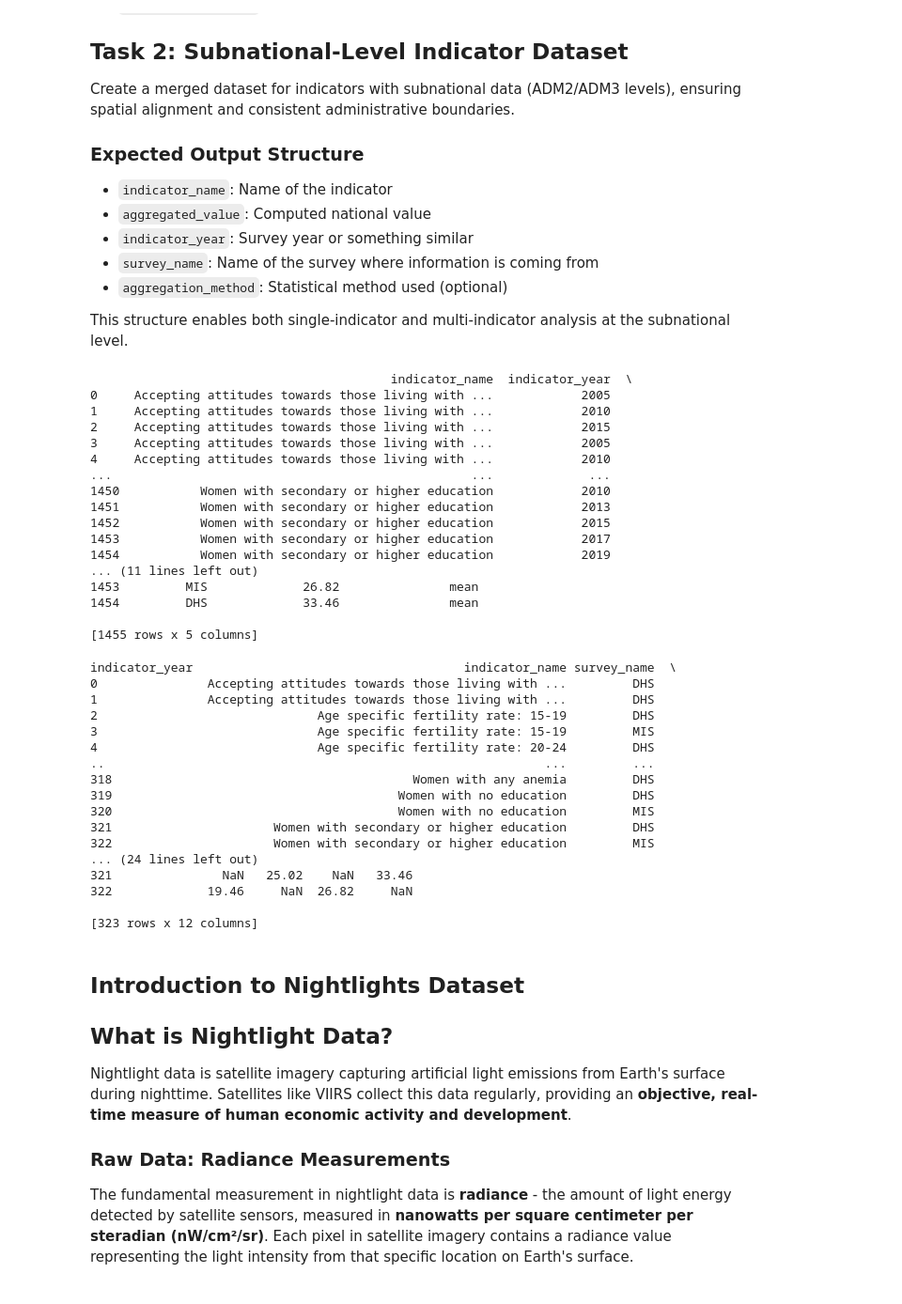
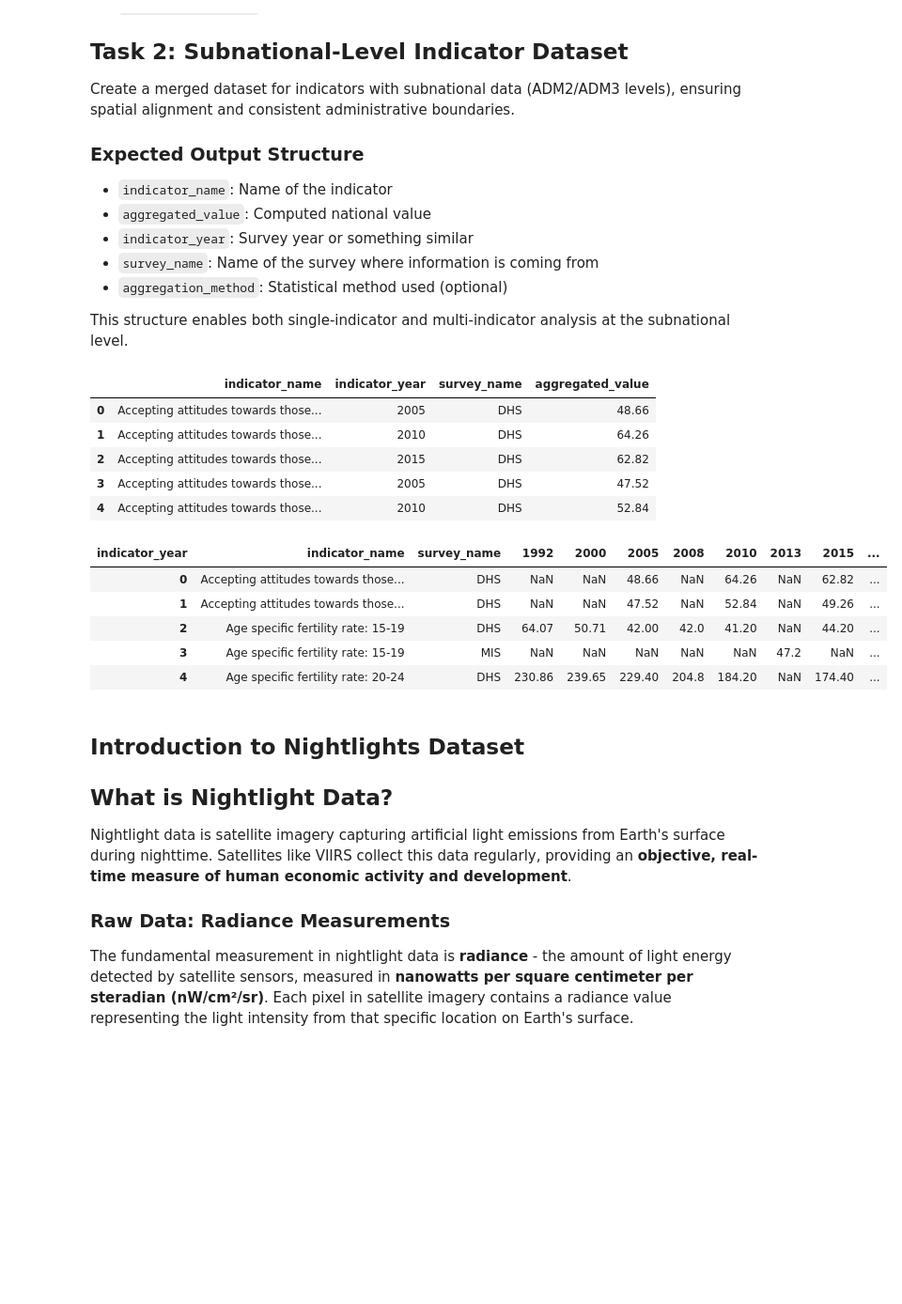
Before and after one commit to docileum/AIMS-DSCBI, a Jupyter notebook: notebooks/assignments/assignment-2.ipynb, the cells around one changed output. Shown at 94% size. Saved outputs shown, nothing was run; the diff lists cells and outputs as text; code cells hidden in the pictures; blank space fills up the shorter version.

```diff
--- a/notebooks/assignments/assignment-2.ipynb
+++ b/notebooks/assignments/assignment-2.ipynb
@@ -99,7 +103,7 @@ combined_rwanda_health_grouped_indicators = (
     .agg('mean')
     .reset_index()
 )
-combined_rwanda_health_grouped_indicators["aggregation_method"] = "mean"
+# combined_rwanda_health_grouped_indicators["aggregation_method"] = "mean"
 combined_rwanda_health_grouped_indicators = combined_rwanda_health_grouped_indicators.rename(
     columns={"Indicator": "indicator_name",
              "SurveyYear": "indicator_year",
@@ -108,52 +112,32 @@ combined_rwanda_health_grouped_indicators = combined_rwanda_health_grouped_indic
 combined_rwanda_health_grouped_indicators["aggregated_value"] = pd.to_numeric(
     combined_rwanda_health_grouped_indicators["aggregated_value"], errors="coerce").round(2)
 # %%
-print(combined_rwanda_health_grouped_indicators)
 combined_rwanda_health_grouped_indicators.to_csv(DIR_DATA / "combined_rwanda_health_grouped_indicators.csv", index=False)
+# print(combined_rwanda_health_grouped_indicators.head())
+combined_rwanda_health_grouped_indicators.head(5)
 # %% [output]
-                                         indicator_name  indicator_year  \
-0     Accepting attitudes towards those living with ...            2005
-1     Accepting attitudes towards those living with ...            2010
-2     Accepting attitudes towards those living with ...            2015
-3     Accepting attitudes towards those living with ...            2005
-4     Accepting attitudes towards those living with ...            2010
-...                                                 ...             ...
-1450           Women with secondary or higher education            2010
-1451           Women with secondary or higher education            2013
-1452           Women with secondary or higher education            2015
-1453           Women with secondary or higher education            2017
-1454           Women with secondary or higher education            2019
-... (11 lines left out)
-1453         MIS             26.82               mean
-1454         DHS             33.46               mean
-
-[1455 rows x 5 columns]
+|  | indicator_name | indicator_year | survey_name | aggregated_value |
+| 0 | Accepting attitudes towards those... | 2005 | DHS | 48.66 |
+| 1 | Accepting attitudes towards those... | 2010 | DHS | 64.26 |
+| 2 | Accepting attitudes towards those... | 2015 | DHS | 62.82 |
+| 3 | Accepting attitudes towards those... | 2005 | DHS | 47.52 |
+| 4 | Accepting attitudes towards those... | 2010 | DHS | 52.84 |
 # %%
 pivot_df = combined_rwanda_health_grouped_indicators.pivot(
-    index=["indicator_name", "survey_name", "aggregation_method"],
+    index=["indicator_name", "survey_name"],
     columns="indicator_year",
     values="aggregated_value"
 ).reset_index()
 
-print(pivot_df)
+# print(pivot_df)
+pivot_df.head(5)
 # %% [output]
-indicator_year                                     indicator_name survey_name  \
-0               Accepting attitudes towards those living with ...         DHS
-1               Accepting attitudes towards those living with ...         DHS
-2                              Age specific fertility rate: 15-19         DHS
-3                              Age specific fertility rate: 15-19         MIS
-4                              Age specific fertility rate: 20-24         DHS
-..                                                            ...         ...
-318                                         Women with any anemia         DHS
-319                                       Women with no education         DHS
-320                                       Women with no education         MIS
-321                      Women with secondary or higher education         DHS
-322                      Women with secondary or higher education         MIS
-... (24 lines left out)
-321               NaN   25.02    NaN   33.46
-322             19.46     NaN  26.82     NaN
-
-[323 rows x 12 columns]
+| indicator_year | indicator_name | survey_name | 1992 | 2000 | 2005 | 2008 | 2010 | 2013 | 2015 | ... |
+| 0 | Accepting attitudes towards those... | DHS | NaN | NaN | 48.66 | NaN | 64.26 | NaN | 62.82 | ... |
+| 1 | Accepting attitudes towards those... | DHS | NaN | NaN | 47.52 | NaN | 52.84 | NaN | 49.26 | ... |
+| 2 | Age specific fertility rate: 15-19 | DHS | 64.07 | 50.71 | 42.00 | 42.0 | 41.20 | NaN | 44.20 | ... |
+| 3 | Age specific fertility rate: 15-19 | MIS | NaN | NaN | NaN | NaN | NaN | 47.2 | NaN | ... |
+| 4 | Age specific fertility rate: 20-24 | DHS | 230.86 | 239.65 | 229.40 | 204.8 | 184.20 | NaN | 174.40 | ... |
 # %%
 pivot_df.to_csv(DIR_DATA / "pivot_df.csv", index=False)
 # %% [markdown]
```
Also changed, not shown: parts of 21 cells of this notebook.
